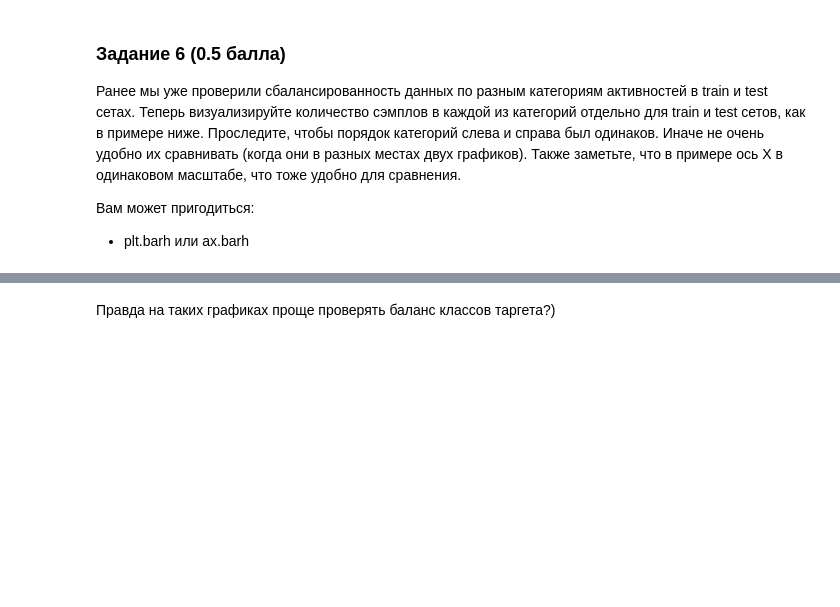
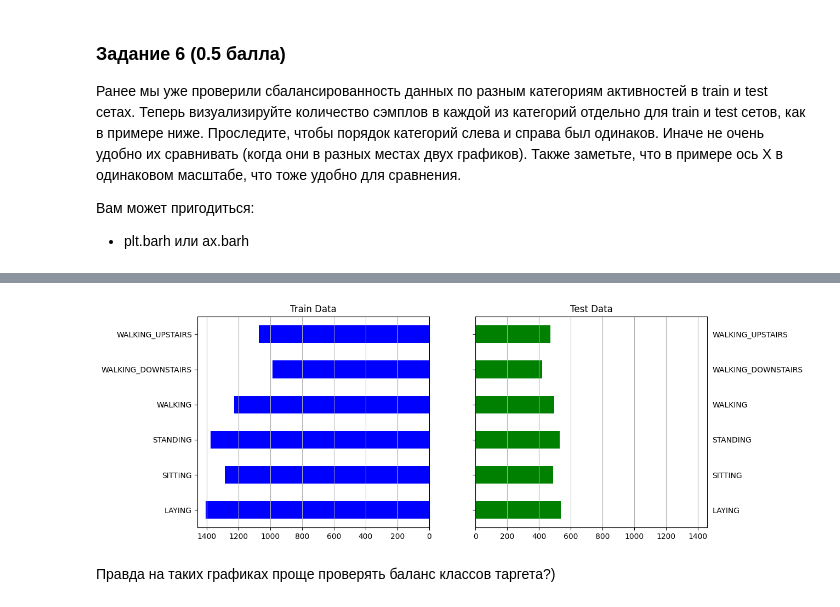
Before and after one commit to GeorgiyIshchenko/iad-intro-ds, a Jupyter notebook: 2025/homeworks/hw03-eda/hw03_eda.ipynb, the cells around one changed output, grey strips where cells are left out. Drawn from its saved outputs; the diff is of its cells as text; code cells hidden in the pictures; blank space fills up the shorter version.

```diff
--- a/2025/homeworks/hw03-eda/hw03_eda.ipynb
+++ b/2025/homeworks/hw03-eda/hw03_eda.ipynb
@@ -153,3 +241,28 @@ test = test[cols_subset]
+# %%
+# ̿' ̿'\̵͇̿̿\з=( ͡ °_̯͡° )=ε/̵͇̿̿/'̿'̿ ̿ your code here
+test_data = test.groupby('Activity').size()
+train_data = train.groupby('Activity').size()
+mx = train_data.max() + 52
+combined_data = pd.DataFrame({
+    'Train data': train_data,
+    'Test data': test_data,
+})
+fig, axes = plt.subplots(nrows=1, ncols=2, figsize=(12, 5))
+combined_data['Train data'].plot(kind='barh', ax=axes[0], color='blue')
+plt.title('Train and Test Data Comparison')
+axes[0].set_title('Train Data')
+axes[0].grid(axis='x')
+axes[0].set_xlim(mx, 0)
+axes[0].set_ylabel('')
+combined_data['Test data'].plot(kind='barh', ax=axes[1], color='green')
+axes[1].set_title('Test Data')
+axes[1].grid(axis='x')
+axes[1].yaxis.set_tick_params(labelright=True, labelleft=False)
+axes[1].set_xlim(0, mx)
+axes[1].set_ylabel('')
+plt.show()
+# %% [output]
+[figure, added]
 # %% [markdown]
 Правда на таких графиках проще проверять баланс классов таргета?)
 # %% [markdown]
```
Also changed, not shown: parts of 21 cells of this notebook.
